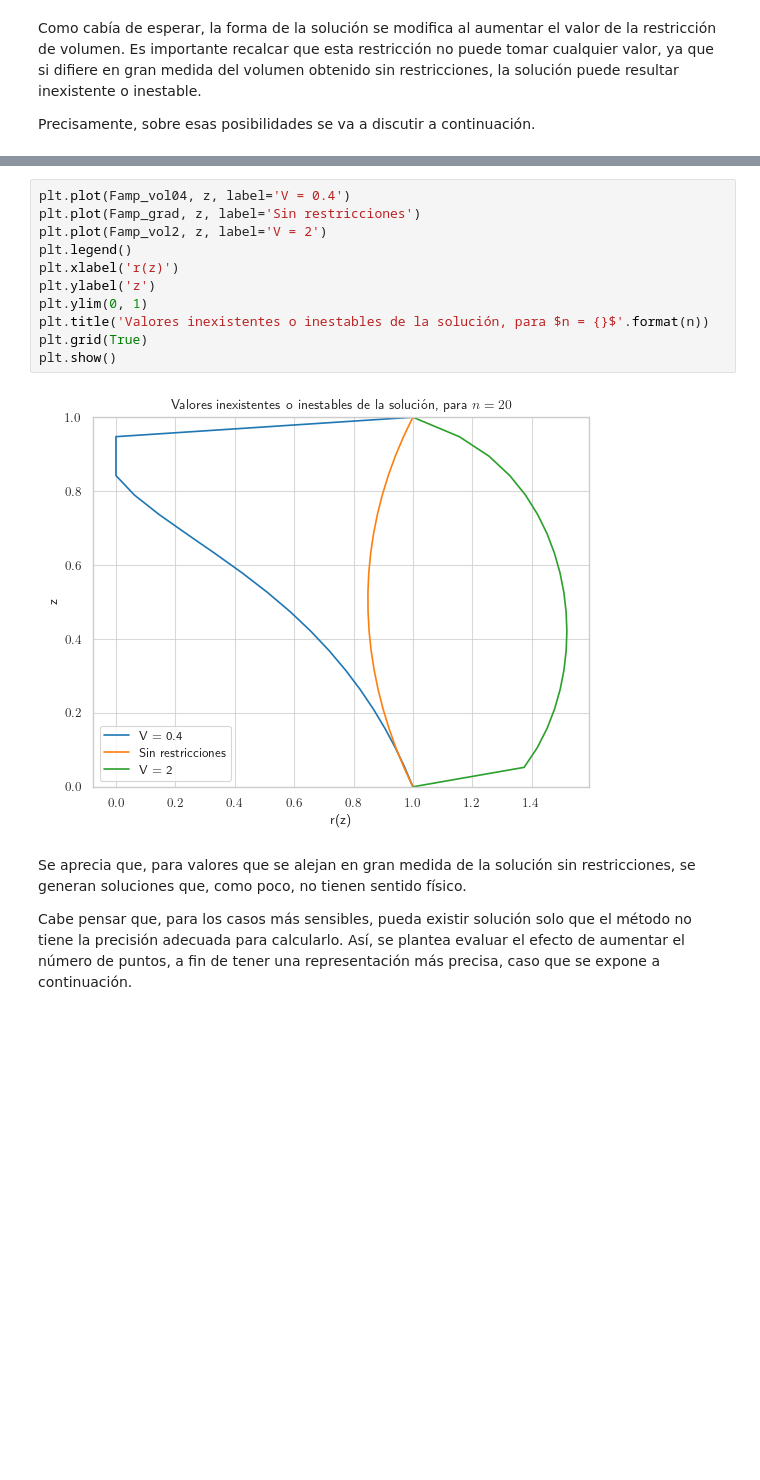
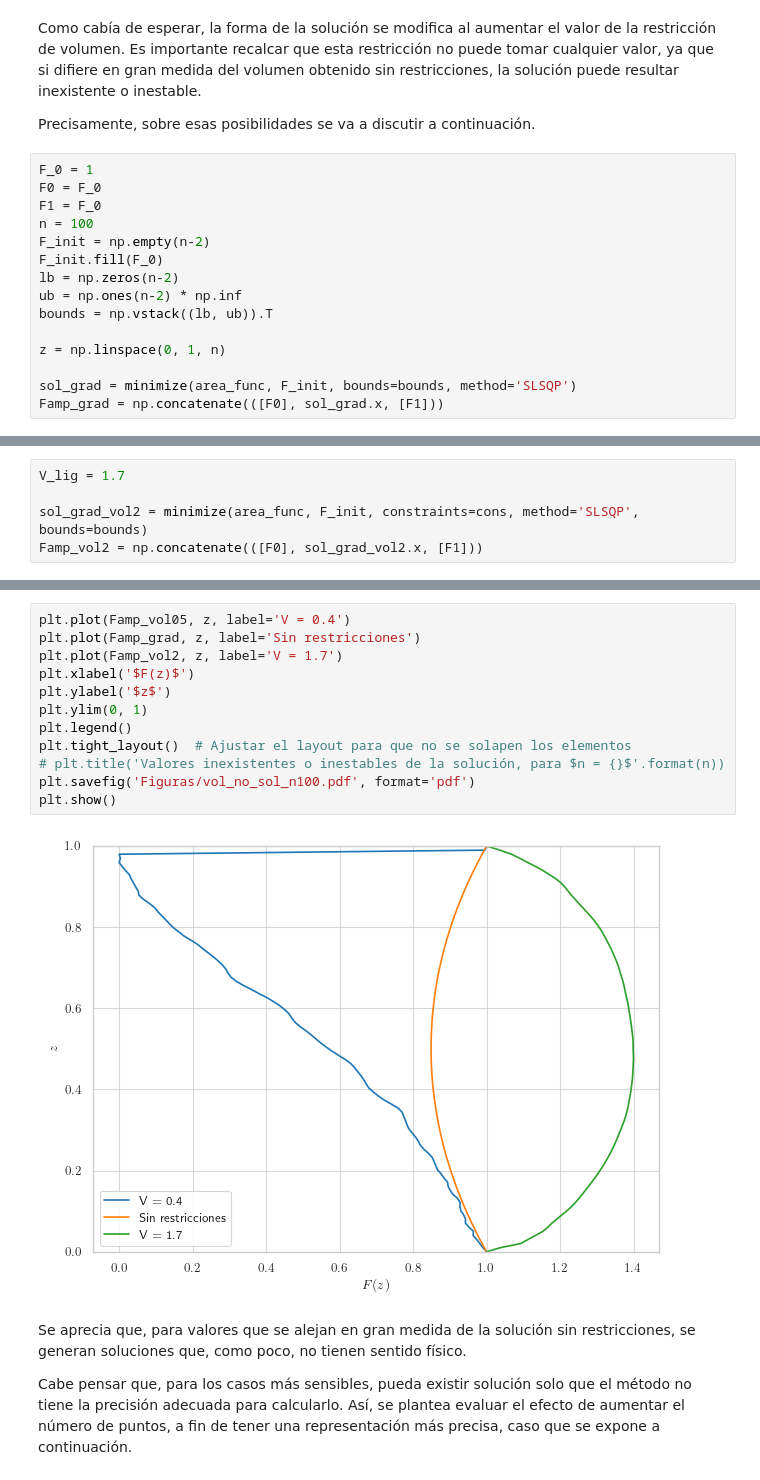
Before and after one commit to ismaellopezgallo/Trabajo-Optimizaci-n, a Jupyter notebook: trabajo_pompa.ipynb, the cells around one changed output, grey strips where cells are left out. Saved outputs shown, nothing was run; the diff lists cells and outputs as text; blank space fills up the shorter version.

```diff
--- a/trabajo_pompa.ipynb
+++ b/trabajo_pompa.ipynb
@@ -2507,4 +2519,19 @@ plt.show()
 Como cabía de esperar, la forma de la solución se modifica al aumentar el valor de la restricción de volumen. Es importante recalcar que esta restricción no puede tomar cualquier valor, ya que si difiere en gran medida del volumen obtenido sin restricciones, la solución puede resultar inexistente o inestable.
 
 Precisamente, sobre esas posibilidades se va a discutir a continuación.
+# %%
+F_0 = 1
+F0 = F_0
+F1 = F_0
+n = 100
+F_init = np.empty(n-2)
+F_init.fill(F_0)
+lb = np.zeros(n-2)
+ub = np.ones(n-2) * np.inf
+bounds = np.vstack((lb, ub)).T
+
+z = np.linspace(0, 1, n)
+
+sol_grad = minimize(area_func, F_init, bounds=bounds, method='SLSQP')
+Famp_grad = np.concatenate(([F0], sol_grad.x, [F1]))
 # %%
@@ -2515,3 +2561,8 @@ Famp_vol2 = np.concatenate(([F0], sol_grad_vol2.x, [F1]))
+# %%
+V_lig = 1.7
+
+sol_grad_vol2 = minimize(area_func, F_init, constraints=cons, method='SLSQP', bounds=bounds)
+Famp_vol2 = np.concatenate(([F0], sol_grad_vol2.x, [F1]))
 # %%
 V_lig = 0.4
 
@@ -2520,16 +2571,17 @@ Famp_vol04 = np.concatenate(([F0], sol_grad_vol04.x, [F1]))
 # %%
-plt.plot(Famp_vol04, z, label='V = 0.4')
+plt.plot(Famp_vol05, z, label='V = 0.4')
 plt.plot(Famp_grad, z, label='Sin restricciones')
-plt.plot(Famp_vol2, z, label='V = 2')
+plt.plot(Famp_vol2, z, label='V = 1.7')
+plt.xlabel('$F(z)$')
+plt.ylabel('$z$')
+plt.ylim(0, 1)
 plt.legend()
-plt.xlabel('r(z)')
-plt.ylabel('z')
-plt.ylim(0, 1)
-plt.title('Valores inexistentes o inestables de la solución, para $n = {}$'.format(n))
-plt.grid(True)
+plt.tight_layout()  # Ajustar el layout para que no se solapen los elementos
+# plt.title('Valores inexistentes o inestables de la solución, para $n = {}$'.format(n))
+plt.savefig('Figuras/vol_no_sol_n100.pdf', format='pdf')
 plt.show()
 # %% [output]
-[figure, old version]
+[figure, new version]
 # %% [markdown]
 Se aprecia que, para valores que se alejan en gran medida de la solución sin restricciones, se generan soluciones que, como poco, no tienen sentido físico.
 
```
Also changed, not shown: parts of 61 cells of this notebook, 19 other files.
